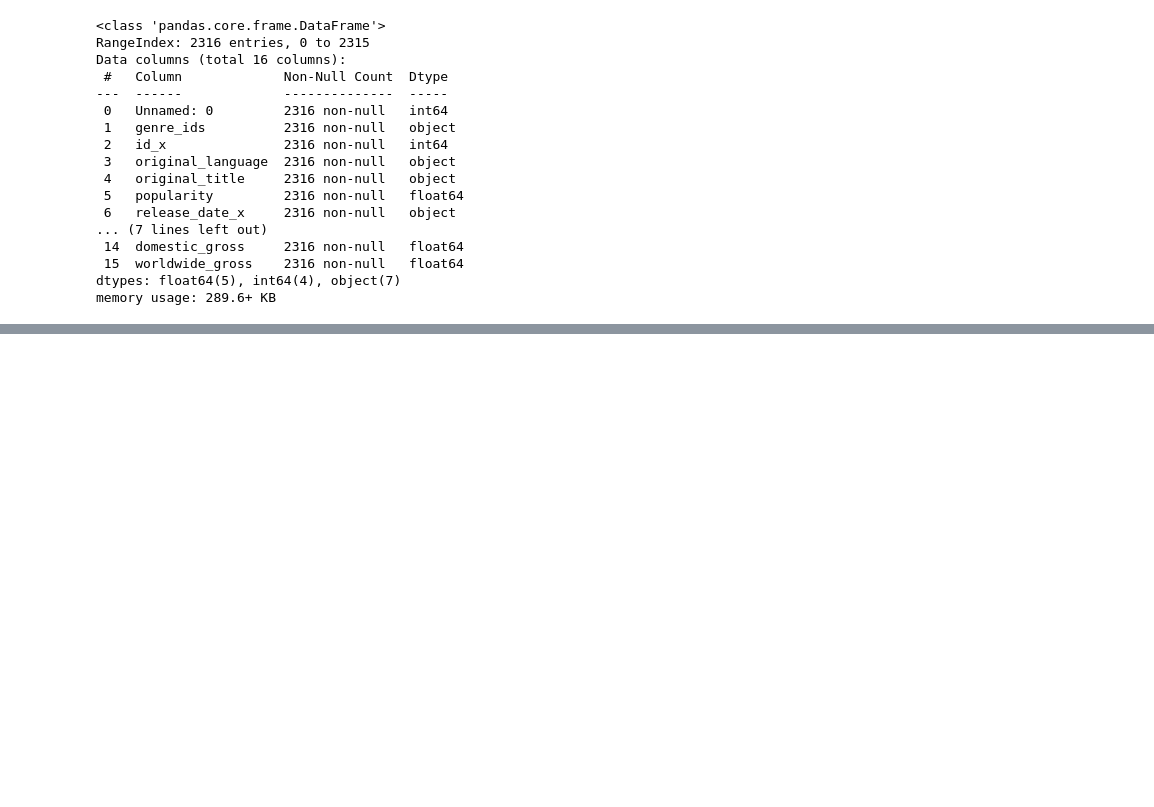
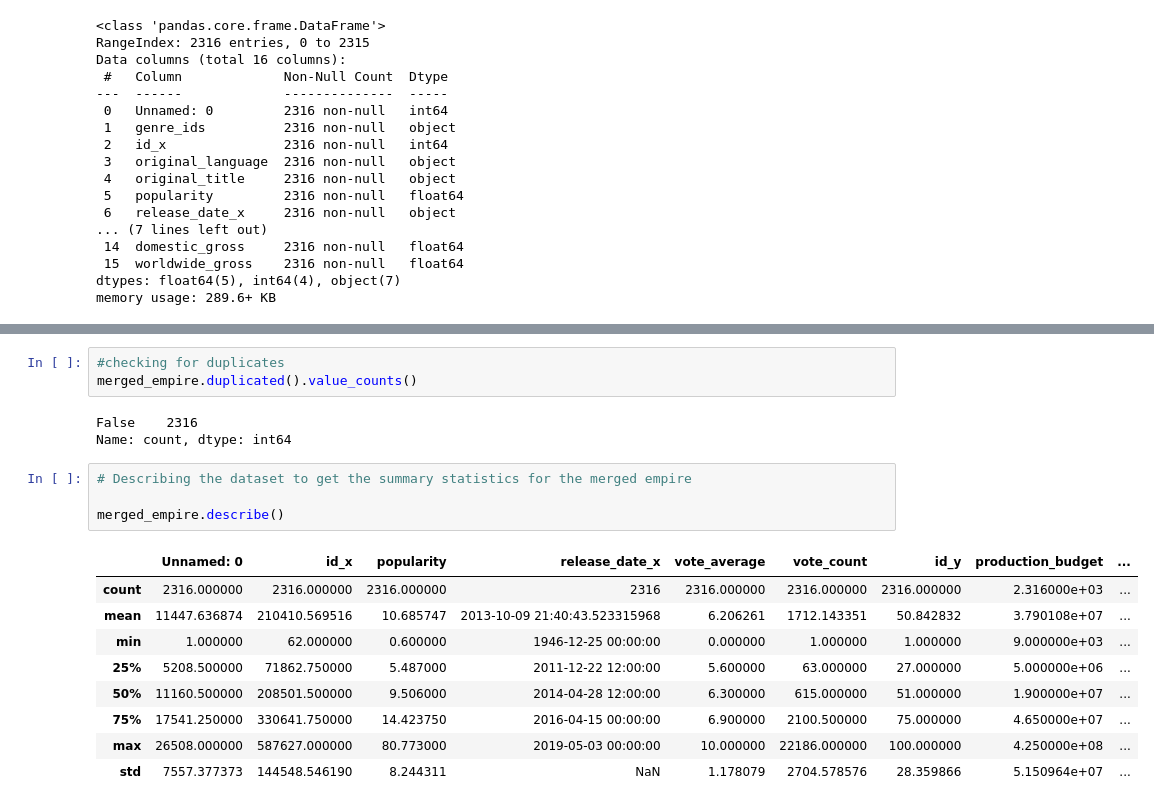
Before and after one commit to KamauWaithaka/TRIPPLE_7_MOVIE_EMPIRE_REVIEW, a Jupyter notebook: GROUP_7.ipynb, the cells around one changed output, grey strips where cells are left out. Drawn from its saved outputs; the diff is of its cells as text; blank space fills up the shorter version.

```diff
--- a/GROUP_7.ipynb
+++ b/GROUP_7.ipynb
@@ -126,0 +201,20 @@ memory usage: 289.6+ KB
+# %%
+#checking for duplicates
+merged_empire.duplicated().value_counts()
+# %% [output]
+False    2316
+Name: count, dtype: int64
+# %%
+# Describing the dataset to get the summary statistics for the merged empire
+
+merged_empire.describe()
+# %% [output]
+|  | Unnamed: 0 | id_x | popularity | release_date_x | vote_average | vote_count | id_y | production_budget | ... |
+| count | 2316.000000 | 2316.000000 | 2316.000000 | 2316 | 2316.000000 | 2316.000000 | 2316.000000 | 2.316000e+03 | ... |
+| mean | 11447.636874 | 210410.569516 | 10.685747 | 2013-10-09 21:40:43.523315968 | 6.206261 | 1712.143351 | 50.842832 | 3.790108e+07 | ... |
+| min | 1.000000 | 62.000000 | 0.600000 | 1946-12-25 00:00:00 | 0.000000 | 1.000000 | 1.000000 | 9.000000e+03 | ... |
+| 25% | 5208.500000 | 71862.750000 | 5.487000 | 2011-12-22 12:00:00 | 5.600000 | 63.000000 | 27.000000 | 5.000000e+06 | ... |
+| 50% | 11160.500000 | 208501.500000 | 9.506000 | 2014-04-28 12:00:00 | 6.300000 | 615.000000 | 51.000000 | 1.900000e+07 | ... |
+| 75% | 17541.250000 | 330641.750000 | 14.423750 | 2016-04-15 00:00:00 | 6.900000 | 2100.500000 | 75.000000 | 4.650000e+07 | ... |
+| max | 26508.000000 | 587627.000000 | 80.773000 | 2019-05-03 00:00:00 | 10.000000 | 22186.000000 | 100.000000 | 4.250000e+08 | ... |
+| std | 7557.377373 | 144548.546190 | 8.244311 | NaN | 1.178079 | 2704.578576 | 28.359866 | 5.150964e+07 | ... |
```
Also changed, not shown: parts of 22 cells of this notebook.
